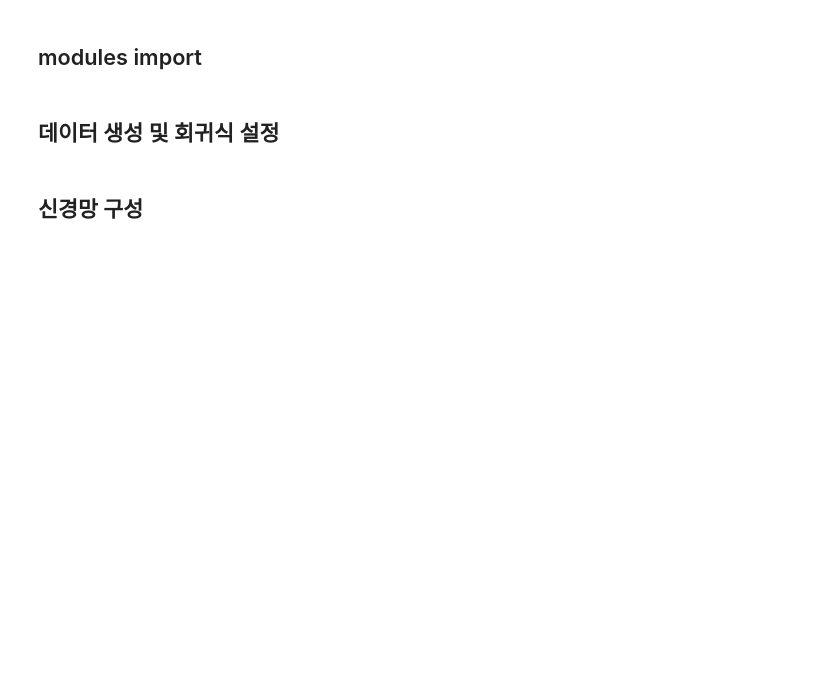
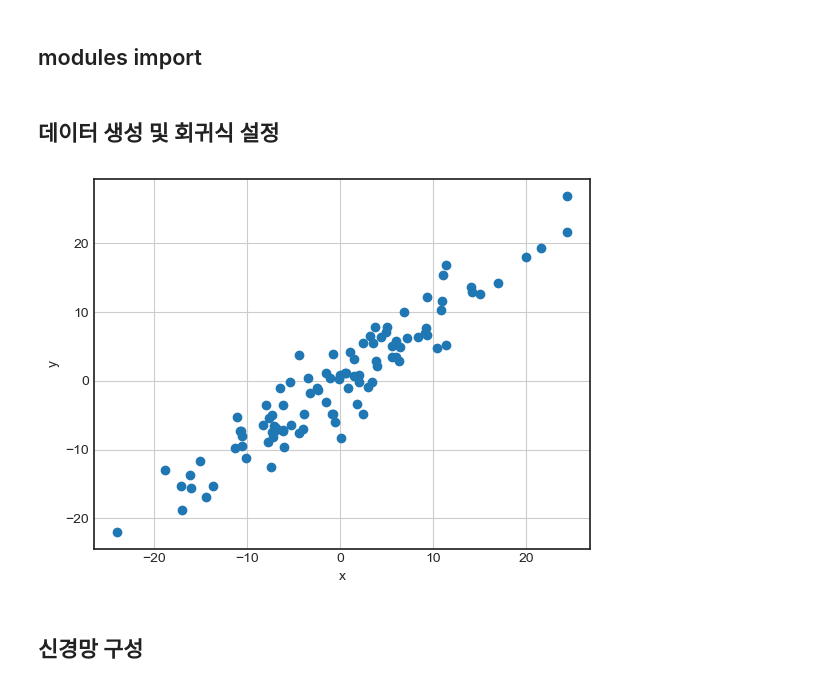
Before and after one commit to kksoo1769/study, a Jupyter notebook: code/deep_learning/10.pytorch_gen_nn/10-0.neural_network.ipynb, the cells around one changed output. Drawn from its saved outputs; the diff is of its cells as text; code cells hidden in the pictures; blank space fills up the shorter version.

```diff
--- a/code/deep_learning/10.pytorch_gen_nn/10-0.neural_network.ipynb
+++ b/code/deep_learning/10.pytorch_gen_nn/10-0.neural_network.ipynb
@@ -24,7 +69,25 @@
 - 코드 출처 : https://yceffort.kr/2019/02/19/pytorch-02-linear-regression/
 # %% [markdown]
 ## modules import
+# %%
+import torch.optim as optim
+import numpy as np
+import matplotlib.pyplot as plt
+plt.style.use('seaborn-v0_8-white')
 # %% [markdown]
 ## 데이터 생성 및 회귀식 설정
+# %%
+x = torch.randn(100, 1) * 10
+y = x + 3 * torch.randn(100, 1)
+
+plt.plot(x.numpy(), y.numpy(), 'o')
+
+plt.ylabel('y')
+plt.xlabel('x')
+plt.grid()
+
+plt.show()
+# %% [output]
+[figure, added]
 # %% [markdown]
 ## 신경망 구성
```
Also changed, not shown: parts of 10 cells of this notebook.
